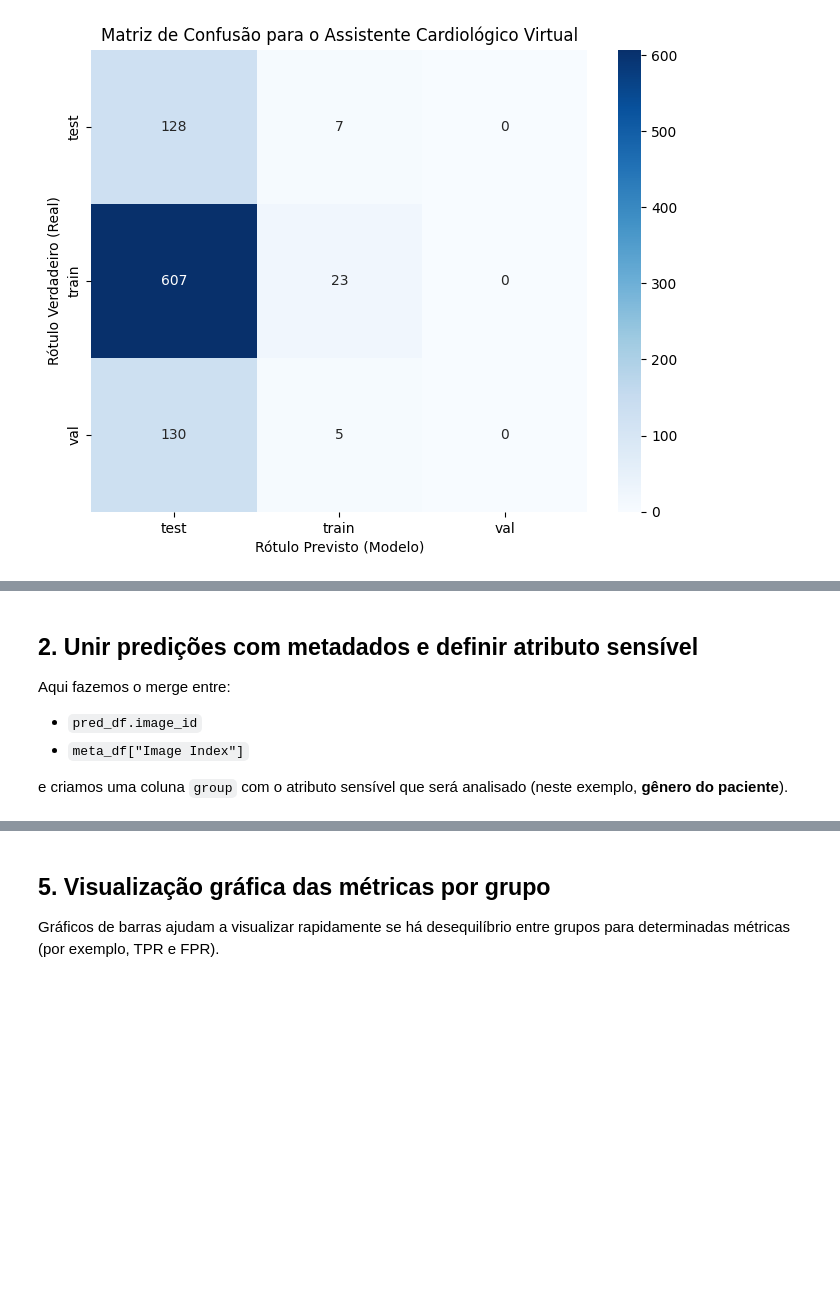
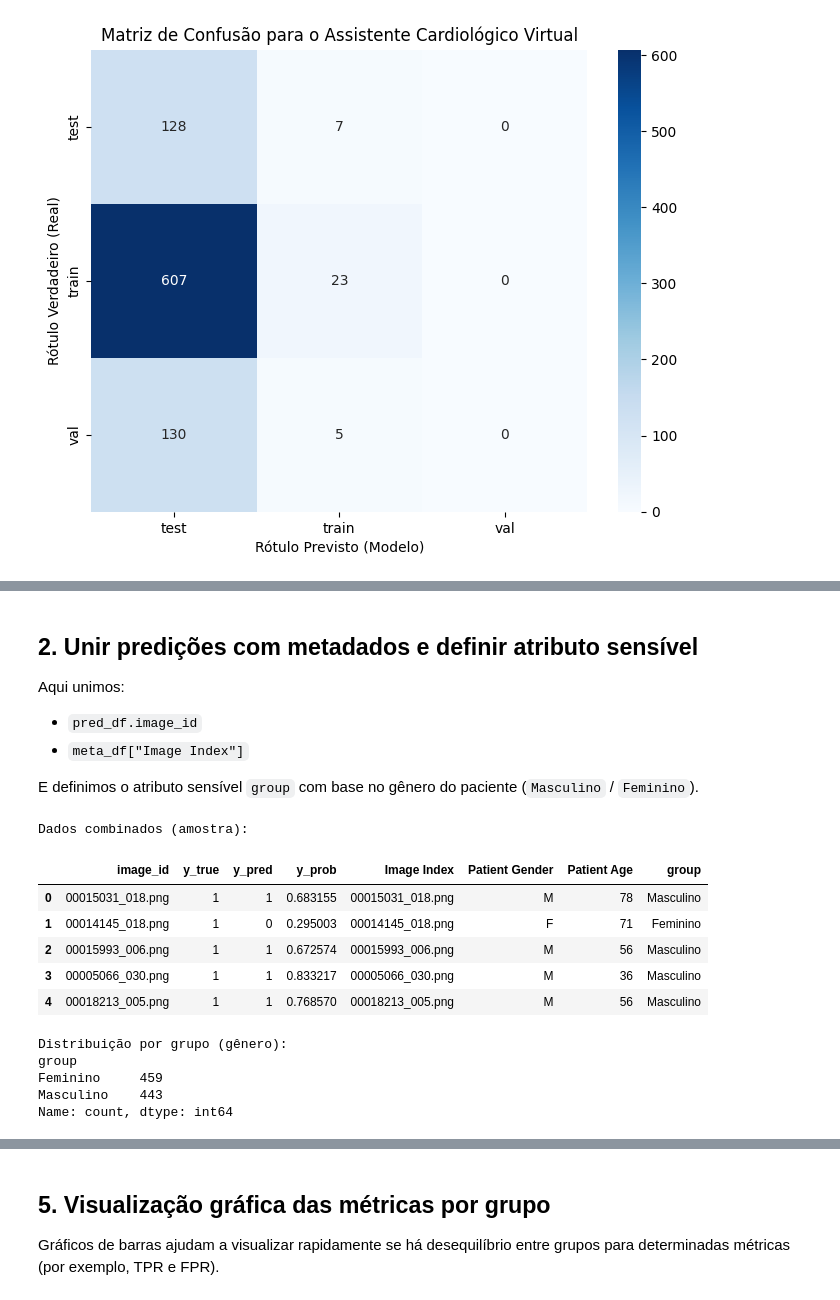
Before and after one commit to pedrosof/CardioAI--Fase4, a Jupyter notebook: CardioAI--Fase4.ipynb, the cells around one changed output, grey strips where cells are left out. Drawn from its saved outputs; the diff is of its cells as text; code cells hidden in the pictures; blank space fills up the shorter version.

```diff
--- a/CardioAI--Fase4.ipynb
+++ b/CardioAI--Fase4.ipynb
@@ -645,39 +806,49 @@ display(meta_df.head())
 # %% [markdown]
 ## 2. Unir predições com metadados e definir atributo sensível
 
-Aqui fazemos o merge entre:
+Aqui unimos:
 
 - `pred_df.image_id`
 - `meta_df["Image Index"]`
 
-e criamos uma coluna `group` com o atributo sensível que será analisado (neste exemplo, **gênero do paciente**).
+E definimos o atributo sensível `group` com base no gênero do paciente (`Masculino` / `Feminino`).
 # %%
-# Garantir que as colunas usadas para merge existem
-assert 'image_id' in pred_df.columns, 'A coluna image_id não existe em pred_df.'
-assert 'Image Index' in meta_df.columns, 'A coluna Image Index não existe em meta_df.'
+assert "image_id" in pred_df.columns, "A coluna 'image_id' não existe em pred_df."
+assert "Image Index" in meta_df.columns, "A coluna 'Image Index' não existe em meta_df."
+assert "Patient Gender" in meta_df.columns, "A coluna 'Patient Gender' não existe em meta_df."
 
-# Merge pelo nome da imagem
 merged_df = pred_df.merge(
-    meta_df[['Image Index', 'Patient Gender', 'Patient Age']],
-    left_on='image_id',
-    right_on='Image Index',
-    how='left'
+    meta_df[["Image Index", "Patient Gender", "Patient Age"]],
+    left_on="image_id",
+    right_on="Image Index",
+    how="left"
 )
 
-# Criar coluna de grupo com base no gênero
-merged_df['group'] = merged_df['Patient Gender'].map({
-    'M': 'Masculino',
-    'F': 'Feminino'
+merged_df["group"] = merged_df["Patient Gender"].map({
+    "M": "Masculino",
+    "F": "Feminino"
 })
 
-# Remover linhas sem informação de grupo, se houver
-merged_df = merged_df.dropna(subset=['group']).reset_index(drop=True)
+merged_df = merged_df.dropna(subset=["group"]).reset_index(drop=True)
 
-print('Dados combinados (amostra):')
+print("Dados combinados (amostra):")
 display(merged_df.head())
 
-print('\nDistribuição por grupo (gênero):')
-print(merged_df['group'].value_counts())
+print("\nDistribuição por grupo (gênero):")
+print(merged_df["group"].value_counts())
+# %% [output]
+Dados combinados (amostra):
+|  | image_id | y_true | y_pred | y_prob | Image Index | Patient Gender | Patient Age | group |
+| 0 | 00015031_018.png | 1 | 1 | 0.683155 | 00015031_018.png | M | 78 | Masculino |
+| 1 | 00014145_018.png | 1 | 0 | 0.295003 | 00014145_018.png | F | 71 | Feminino |
+| 2 | 00015993_006.png | 1 | 1 | 0.672574 | 00015993_006.png | M | 56 | Masculino |
+| 3 | 00005066_030.png | 1 | 1 | 0.833217 | 00005066_030.png | M | 36 | Masculino |
+| 4 | 00018213_005.png | 1 | 1 | 0.768570 | 00018213_005.png | M | 56 | Masculino |
+Distribuição por grupo (gênero):
+group
+Feminino     459
+Masculino    443
+Name: count, dtype: int64
 # %% [markdown]
 ## 3. Métricas de desempenho por grupo
 
```
Also changed, not shown: parts of 19 cells of this notebook.
